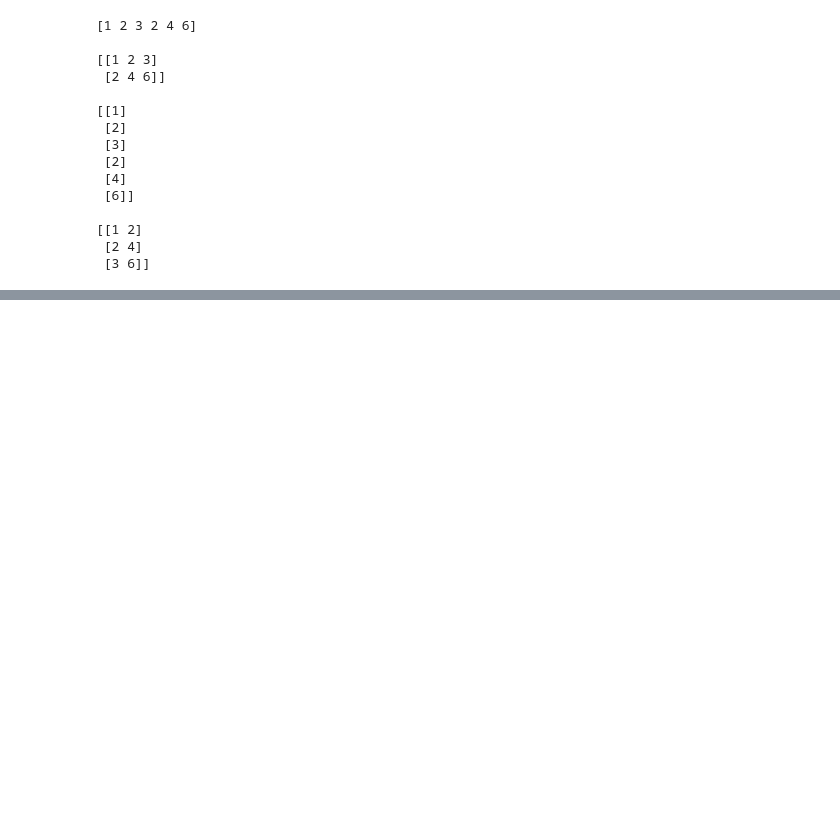
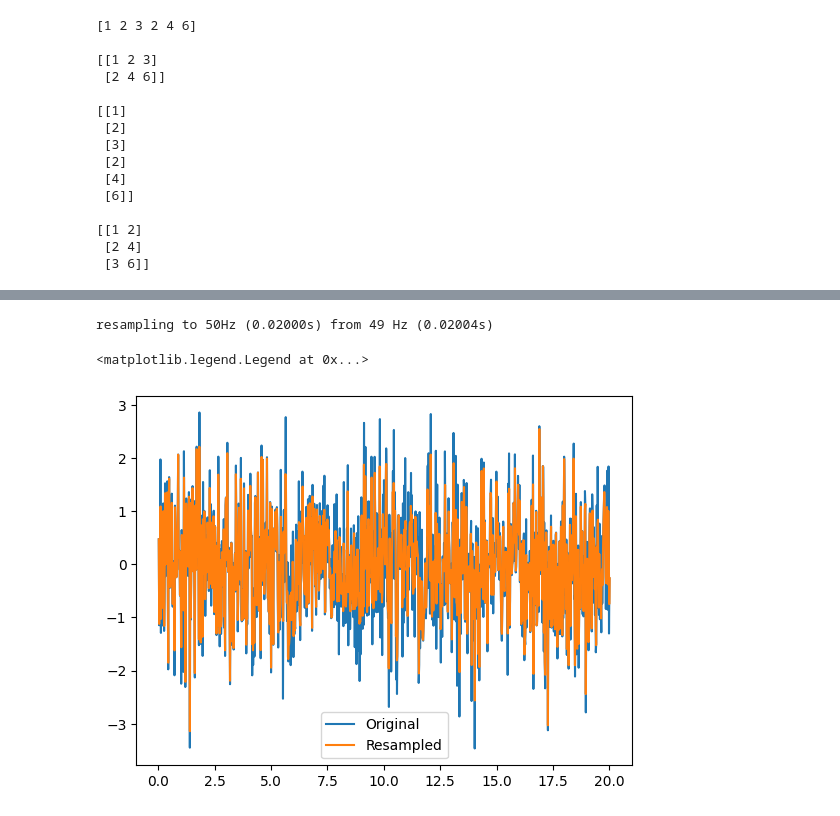
Before and after one commit to ftavella/pisces, a Jupyter notebook: nbs/01_data_sets.ipynb, the cells around one changed output, grey strips where cells are left out. Cells and saved outputs as stored; diff of their text form; code cells hidden in the pictures; blank space fills up the shorter version.

```diff
--- a/nbs/01_data_sets.ipynb
+++ b/nbs/01_data_sets.ipynb
@@ -488,0 +811,25 @@ assert data_set.get_feature_data("accelerometer", "1").shape == (1 + int((psg_ma
+# %%
+# make a Gaussian-distributed random vector with 1000 elements
+# mean zero, stdev 0.001
+
+normal_vec = np.abs(np.random.normal(0.02, 0.001, 1000))
+times = np.cumsum(normal_vec)
+# %%
+y = np.random.normal(0, 1, len(normal_vec))
+# %%
+df = pl.DataFrame({
+    "timestamp": times,
+    "y": y,
+    "cos_y": np.cos(times),
+})
+# %%
+df_r = fill_gaps_in_accelerometer_data(df, smooth=False, final_sampling_rate_hz=50)
+# %% [output]
+resampling to 50Hz (0.02000s) from 49 Hz (0.02004s)
+# %%
+plt.plot(df['timestamp'], df['y'], label='Original')
+plt.plot(df_r['timestamp'], df_r['y'], label='Resampled')
+plt.legend()
+# %% [output]
+<matplotlib.legend.Legend at 0x...>
+[figure, added]
```
Also changed, not shown: parts of 8 cells of this notebook, 4 other files.
